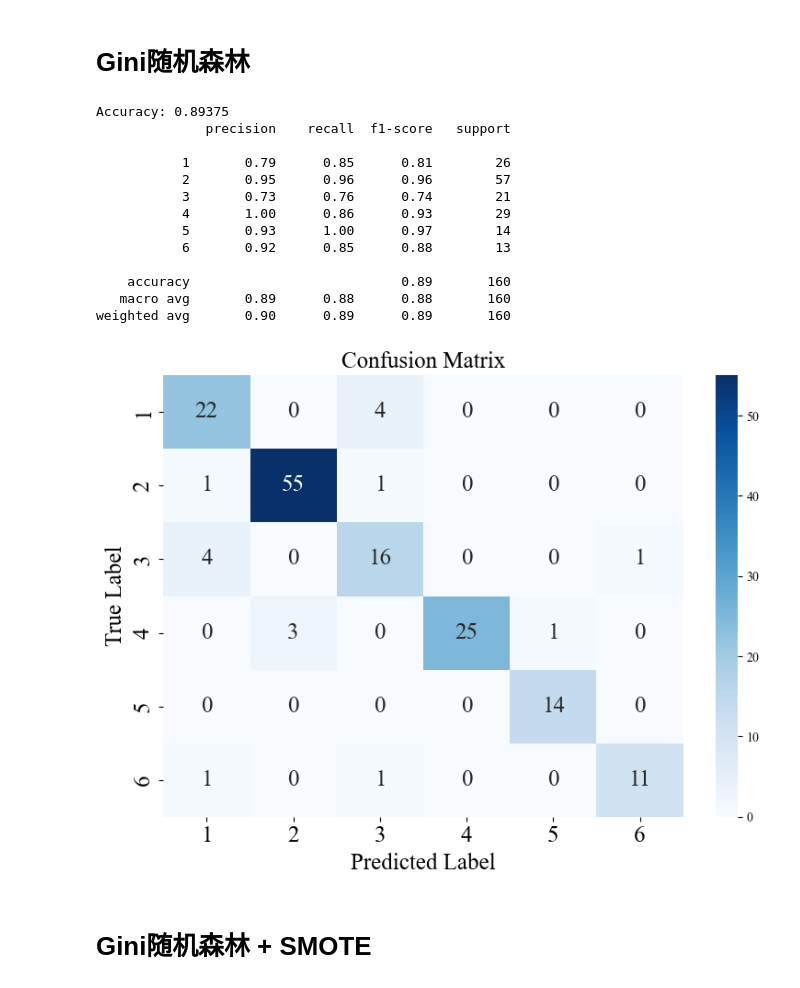
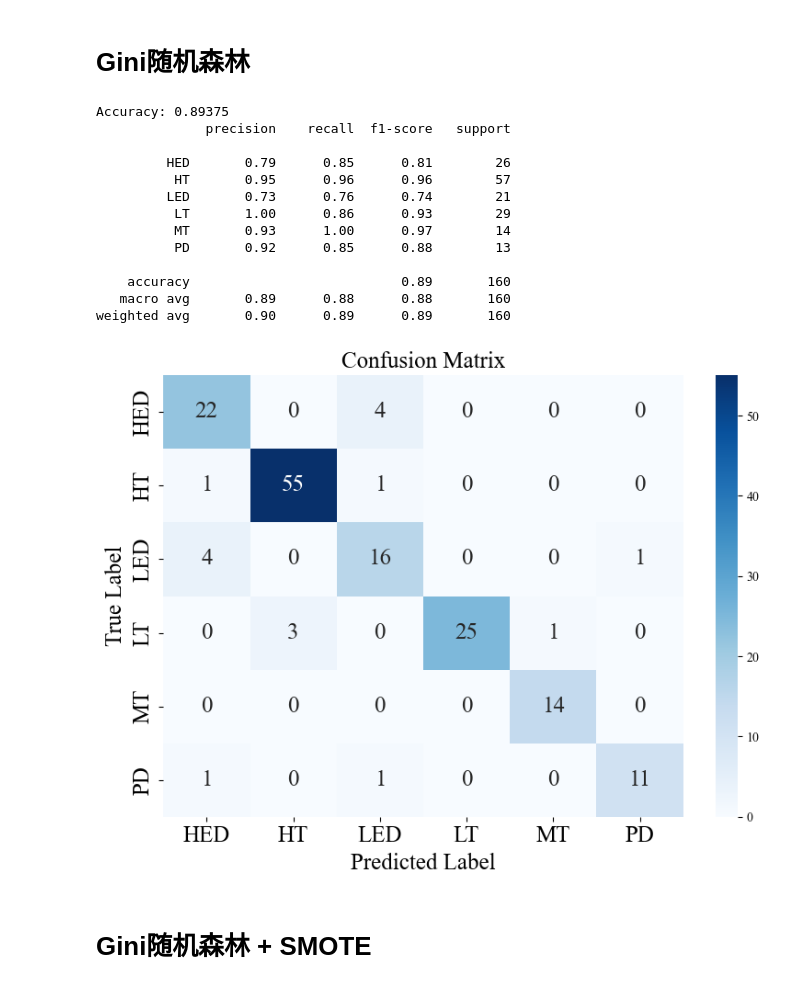
Before and after one commit to Sihan0229/DGA, a Jupyter notebook: Dissolved-Gas-Analysis/DGA_classifer.ipynb, the cells around one changed output. Cells and saved outputs as stored; diff of their text form; code cells hidden in the pictures.

```diff
--- a/Dissolved-Gas-Analysis/DGA_classifer.ipynb
+++ b/Dissolved-Gas-Analysis/DGA_classifer.ipynb
@@ -978,9 +978,9 @@ def Duval_triangle_features(X):
     """
 
     # 计算比值
-    R1 = X['c2h2'] / (X['c2h2'] + X['ch4'] + X['c2h6'] )
-    R2 = X['ch4'] /  (X['c2h2'] + X['ch4'] + X['c2h6'] )
-    R3 = X['c2h6'] /  (X['c2h2'] + X['ch4'] + X['c2h6'] )
+    R1 = X['c2h2'] / (X['c2h2'] + X['ch4'] + X['c2h6']+ 1e-6 )
+    R2 = X['ch4'] /  (X['c2h2'] + X['ch4'] + X['c2h6'] + 1e-6)
+    R3 = X['c2h6'] /  (X['c2h2'] + X['ch4'] + X['c2h6']+ 1e-6 )
 
     # 处理异常值
     R1 = R1.replace([np.inf, -np.inf], 0).fillna(0)
@@ -1281,58 +1281,68 @@ from sklearn.metrics import accuracy_score, classification_report, confusion_mat
 import matplotlib.pyplot as plt
 import seaborn as sns
 
+# 标签映射字典
+label_mapping = {
+    1: 'HED',
+    2: 'HT',
+    3: 'LED',
+    4: 'LT',
+    5: 'MT',
+    6: 'PD'
+}
+
 # 特征和标签
 X_train = Duval_train_data.drop('act', axis=1)
 y_train = Duval_train_data['act']
 X_test = Duval_test_data.drop('act', axis=1)
 y_test = Duval_test_data['act']
 
-# 使用Gini系数划分的随机森林模型（默认criterion='gini'）
+# 模型训练
 model = RandomForestClassifier(n_estimators=100, criterion='gini', random_state=42)
-
-# 模型训练与预测
 model.fit(X_train, y_train)
 y_pred = model.predict(X_test)
 
 # 评估
 accuracy = accuracy_score(y_test, y_pred)
 print(f"Accuracy: {accuracy}")
-print(classification_report(y_test, y_pred))
+print(classification_report(y_test, y_pred, target_names=[label_mapping[i] for i in sorted(label_mapping.keys())]))
 
 # 混淆矩阵
-# 设置全局字体
 plt.rcParams["font.family"] = "Times New Roman"
 
-# 混淆矩阵
-cm = confusion_matrix(y_test, y_pred, labels=model.classes_)
+# 获取排序后的标签
+class_labels = sorted(model.classes_)  # 确保混淆矩阵按顺序排列
+class_names = [label_mapping[i] for i in class_labels]
+
+cm = confusion_matrix(y_test, y_pred, labels=class_labels)
 
 plt.figure(figsize=(8, 6))
 sns.heatmap(cm, annot=True, fmt='d', cmap='Blues',
-            xticklabels=model.classes_, yticklabels=model.classes_,
-            annot_kws={"size": 18, "fontname": "Times New Roman"})  # 数字字体设置
+            xticklabels=class_names, yticklabels=class_names,
+            annot_kws={"size": 18, "fontname": "Times New Roman"})
 
 plt.xlabel('Predicted Label', fontsize=18, fontname='Times New Roman')
 plt.ylabel('True Label', fontsize=18, fontname='Times New Roman')
 plt.title('Confusion Matrix', fontsize=18, fontname='Times New Roman')
 plt.xticks(fontsize=18, fontname='Times New Roman')
 plt.yticks(fontsize=18, fontname='Times New Roman')
 plt.tight_layout()
 plt.show()
 # %% [output]
 Accuracy: 0.89375
               precision    recall  f1-score   support
 
-           1       0.79      0.85      0.81        26
-           2       0.95      0.96      0.96        57
-           3       0.73      0.76      0.74        21
-           4       1.00      0.86      0.93        29
-           5       0.93      1.00      0.97        14
-           6       0.92      0.85      0.88        13
+         HED       0.79      0.85      0.81        26
+          HT       0.95      0.96      0.96        57
+         LED       0.73      0.76      0.74        21
+          LT       1.00      0.86      0.93        29
+          MT       0.93      1.00      0.97        14
+          PD       0.92      0.85      0.88        13
 
     accuracy                           0.89       160
    macro avg       0.89      0.88      0.88       160
 weighted avg       0.90      0.89      0.89       160
-[figure, old version]
+[figure, new version]
 # %% [markdown]
 # Gini随机森林 + SMOTE
 # %%
```
Also changed, not shown: parts of 23 cells of this notebook, 41 other files.
